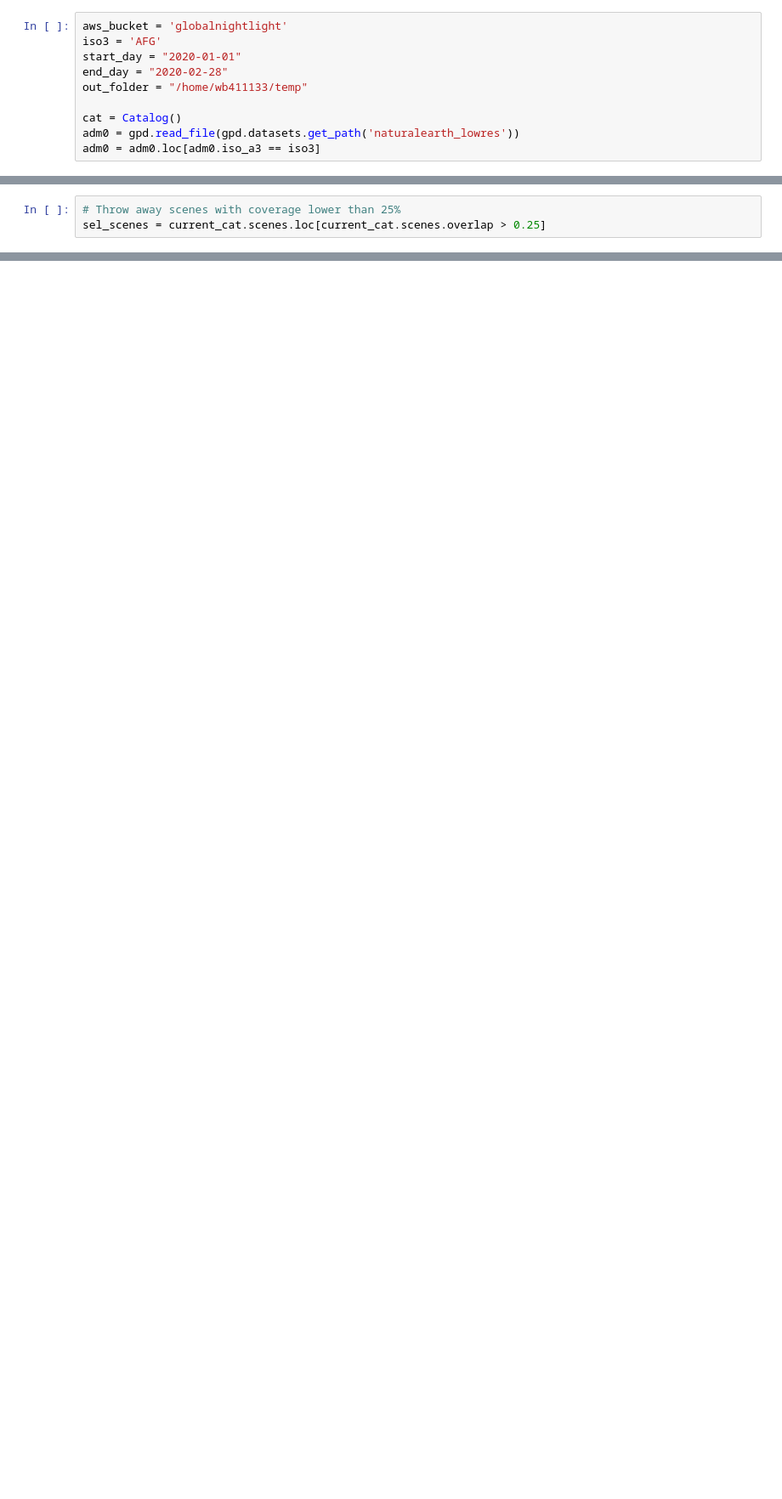
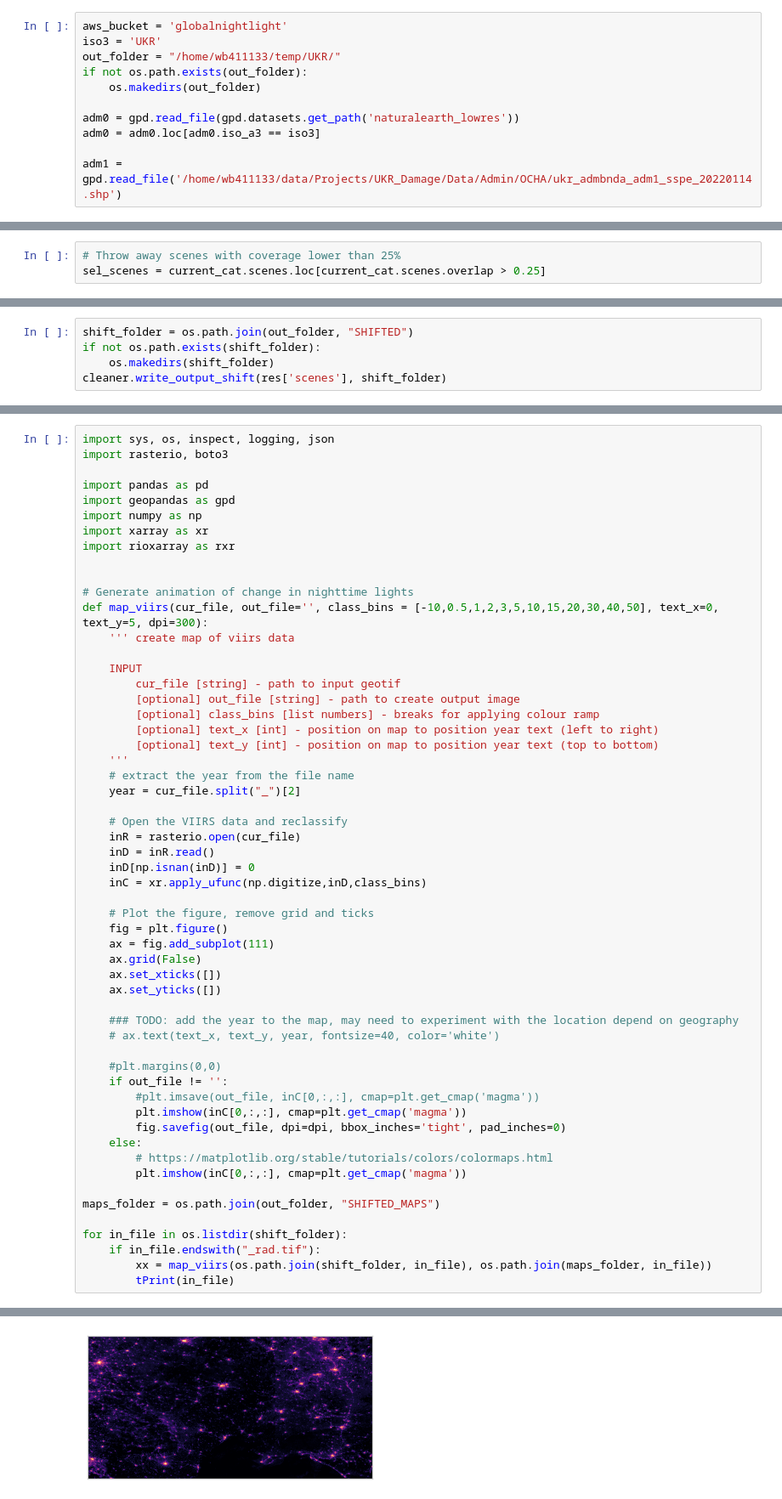
Before and after one commit to andresfchamorro/LEN_STAC, a Jupyter notebook: notebooks/Cleaning_VIIRS.ipynb, the cells around one changed output, grey strips where cells are left out. Shown at 85% size. Saved outputs shown, nothing was run; the diff lists cells and outputs as text; blank space fills up the shorter version.

```diff
--- a/notebooks/Cleaning_VIIRS.ipynb
+++ b/notebooks/Cleaning_VIIRS.ipynb
@@ -18,10 +25,11 @@ from len_tools import VIIRS_cleaner
 # %%
 aws_bucket = 'globalnightlight'
-iso3 = 'AFG'
-start_day = "2020-01-01"
-end_day = "2020-02-28"
-out_folder = "/home/wb411133/temp"
+iso3 = 'UKR'
+out_folder = "/home/wb411133/temp/UKR/"
+if not os.path.exists(out_folder):
+    os.makedirs(out_folder)
 
-cat = Catalog()
 adm0 = gpd.read_file(gpd.datasets.get_path('naturalearth_lowres'))
 adm0 = adm0.loc[adm0.iso_a3 == iso3]
+
+adm1 = gpd.read_file('/home/wb411133/data/Projects/UKR_Damage/Data/Admin/OCHA/ukr_admbnda_adm1_sspe_20220114.shp')
@@ -39,0 +77,5 @@ cleaner.write_output(out_folder, iso3)
+# %%
+shift_folder = os.path.join(out_folder, "SHIFTED")
+if not os.path.exists(shift_folder):
+    os.makedirs(shift_folder)
+cleaner.write_output_shift(res['scenes'], shift_folder)
@@ -39,0 +154,57 @@ cleaner.write_output(out_folder, iso3)
+# %%
+import sys, os, inspect, logging, json
+import rasterio, boto3
+
+import pandas as pd
+import geopandas as gpd
+import numpy as np
+import xarray as xr
+import rioxarray as rxr
+
+
+# Generate animation of change in nighttime lights
+def map_viirs(cur_file, out_file='', class_bins = [-10,0.5,1,2,3,5,10,15,20,30,40,50], text_x=0, text_y=5, dpi=300):
+    ''' create map of viirs data
+
+    INPUT
+        cur_file [string] - path to input geotif
+        [optional] out_file [string] - path to create output image
+        [optional] class_bins [list numbers] - breaks for applying colour ramp
+        [optional] text_x [int] - position on map to position year text (left to right)
+        [optional] text_y [int] - position on map to position year text (top to bottom)
+    '''
+    # extract the year from the file name
+    year = cur_file.split("_")[2]
+
+    # Open the VIIRS data and reclassify
+    inR = rasterio.open(cur_file)
+    inD = inR.read()
+    inD[np.isnan(inD)] = 0
+    inC = xr.apply_ufunc(np.digitize,inD,class_bins)
+
+    # Plot the figure, remove grid and ticks
+    fig = plt.figure()
+    ax = fig.add_subplot(111)
+    ax.grid(False)
+    ax.set_xticks([])
+    ax.set_yticks([])
+
+    ### TODO: add the year to the map, may need to experiment with the location depend on geography
+    # ax.text(text_x, text_y, year, fontsize=40, color='white')
+
+    #plt.margins(0,0)
+    if out_file != '':
+        #plt.imsave(out_file, inC[0,:,:], cmap=plt.get_cmap('magma'))
+        plt.imshow(inC[0,:,:], cmap=plt.get_cmap('magma'))
+        fig.savefig(out_file, dpi=dpi, bbox_inches='tight', pad_inches=0)
+    else:
+        # https://matplotlib.org/stable/tutorials/colors/colormaps.html
+        plt.imshow(inC[0,:,:], cmap=plt.get_cmap('magma'))
+
+maps_folder = os.path.join(out_folder, "SHIFTED_MAPS")
+
+for in_file in os.listdir(shift_folder):
+    if in_file.endswith("_rad.tif"):
+        xx = map_viirs(os.path.join(shift_folder, in_file), os.path.join(maps_folder, in_file))
+        tPrint(in_file)
+# %% [output]
@@ -39,0 +218 @@ cleaner.write_output(out_folder, iso3)
+[figure, added]
```
Also changed, not shown: parts of 31 cells of this notebook, 5 other files.
